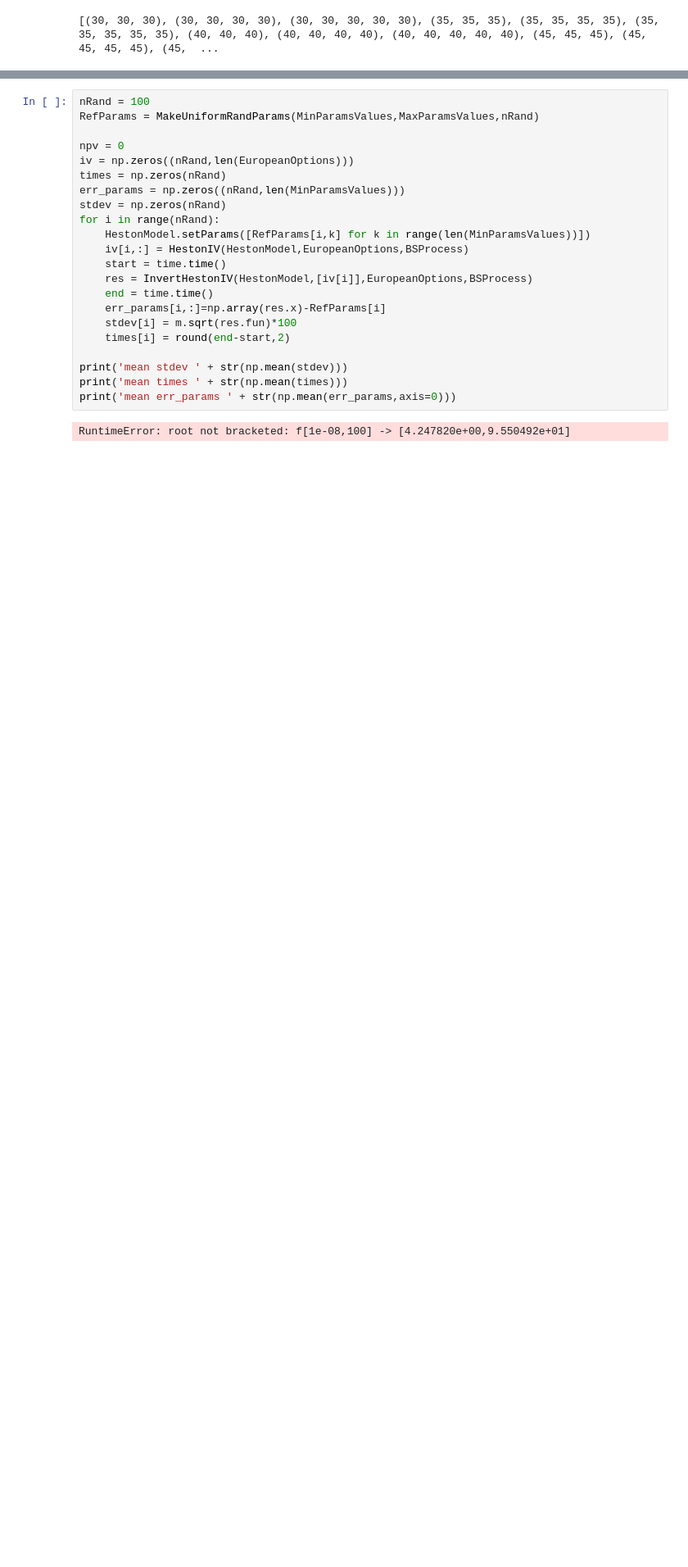
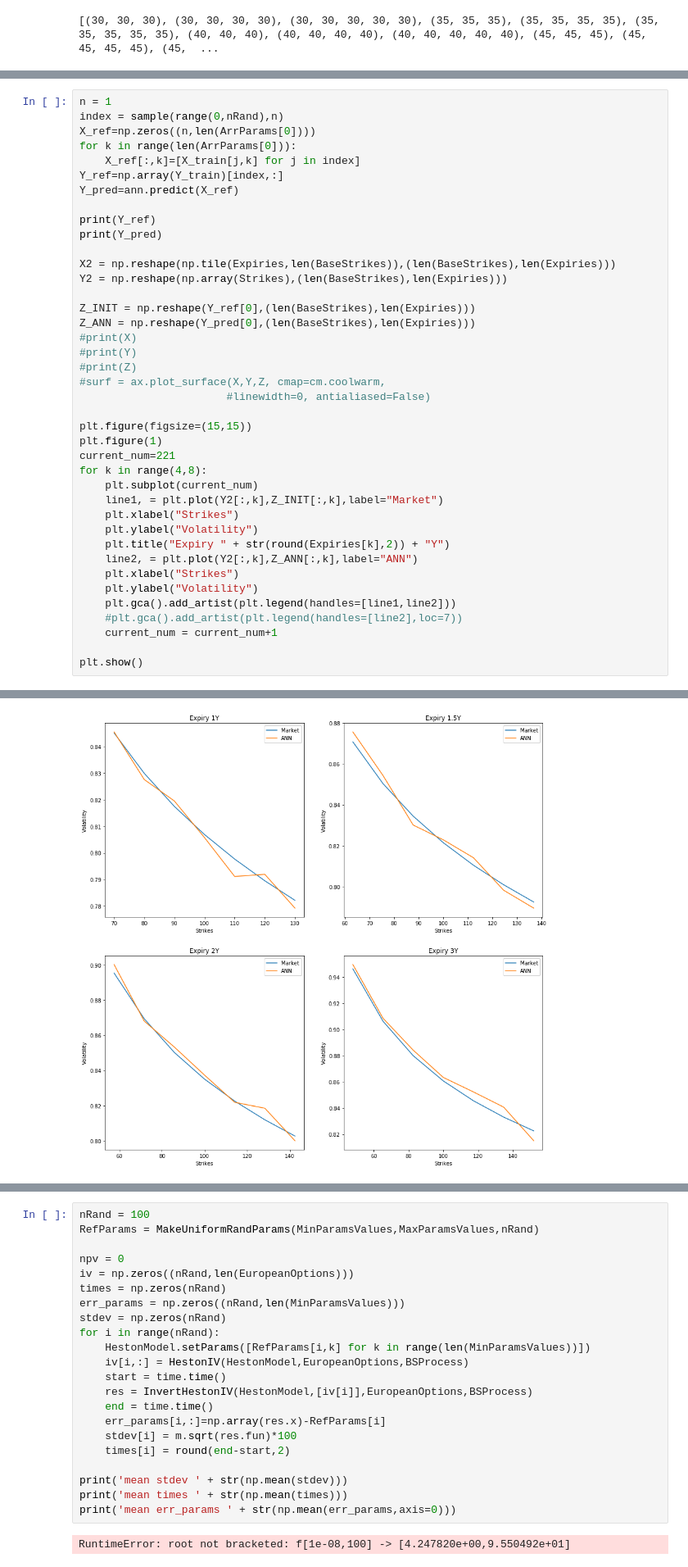
Before and after one commit to CalameR/PyKnight, a Jupyter notebook: DeepLearningVol/DeepLearningVolNotebook.ipynb, the cells around one changed output, grey strips where cells are left out. Shown at 82% size. Drawn from its saved outputs; the diff is of its cells as text; blank space fills up the shorter version.

```diff
--- a/DeepLearningVol/DeepLearningVolNotebook.ipynb
+++ b/DeepLearningVol/DeepLearningVolNotebook.ipynb
@@ -334,0 +412,41 @@ Total computation time = 186.18s
+# %%
+n = 1
+index = sample(range(0,nRand),n)
+X_ref=np.zeros((n,len(ArrParams[0])))
+for k in range(len(ArrParams[0])):
+    X_ref[:,k]=[X_train[j,k] for j in index]
+Y_ref=np.array(Y_train)[index,:]
+Y_pred=ann.predict(X_ref)
+
+print(Y_ref)
+print(Y_pred)
+
+X2 = np.reshape(np.tile(Expiries,len(BaseStrikes)),(len(BaseStrikes),len(Expiries)))
+Y2 = np.reshape(np.array(Strikes),(len(BaseStrikes),len(Expiries)))
+
+Z_INIT = np.reshape(Y_ref[0],(len(BaseStrikes),len(Expiries)))
+Z_ANN = np.reshape(Y_pred[0],(len(BaseStrikes),len(Expiries)))
+#print(X)
+#print(Y)
+#print(Z)
+#surf = ax.plot_surface(X,Y,Z, cmap=cm.coolwarm,
+                       #linewidth=0, antialiased=False)
+
+plt.figure(figsize=(15,15))
+plt.figure(1)
+current_num=221
+for k in range(4,8):
+    plt.subplot(current_num)
+    line1, = plt.plot(Y2[:,k],Z_INIT[:,k],label="Market")
+    plt.xlabel("Strikes")
+    plt.ylabel("Volatility")
+    plt.title("Expiry " + str(round(Expiries[k],2)) + "Y")
+    line2, = plt.plot(Y2[:,k],Z_ANN[:,k],label="ANN")
+    plt.xlabel("Strikes")
+    plt.ylabel("Volatility")
+    plt.gca().add_artist(plt.legend(handles=[line1,line2]))
+    #plt.gca().add_artist(plt.legend(handles=[line2],loc=7))
+    current_num = current_num+1
+
+plt.show()
+# %% [output]
@@ -335,3 +470,4 @@ Total computation time = 186.18s
+[figure, added]
 # %%
 def EvalANN(params,ann_,output_): return mean_squared_error(output_,ann_.predict([params]))
 def InvertANN(ann,mkt,scaler,params0=[0.5,0.25,0.3,-0.5,0.25]):
```
Also changed, not shown: parts of 10 cells of this notebook, 2 other files.
